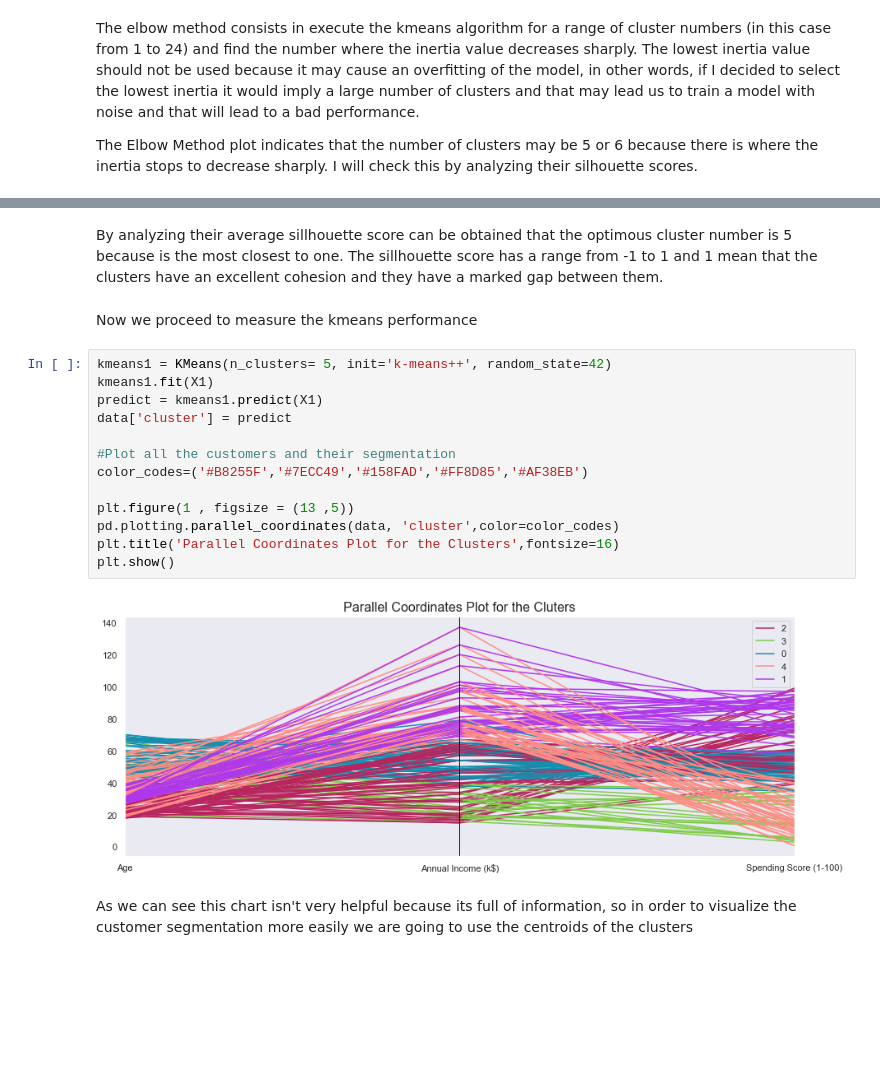
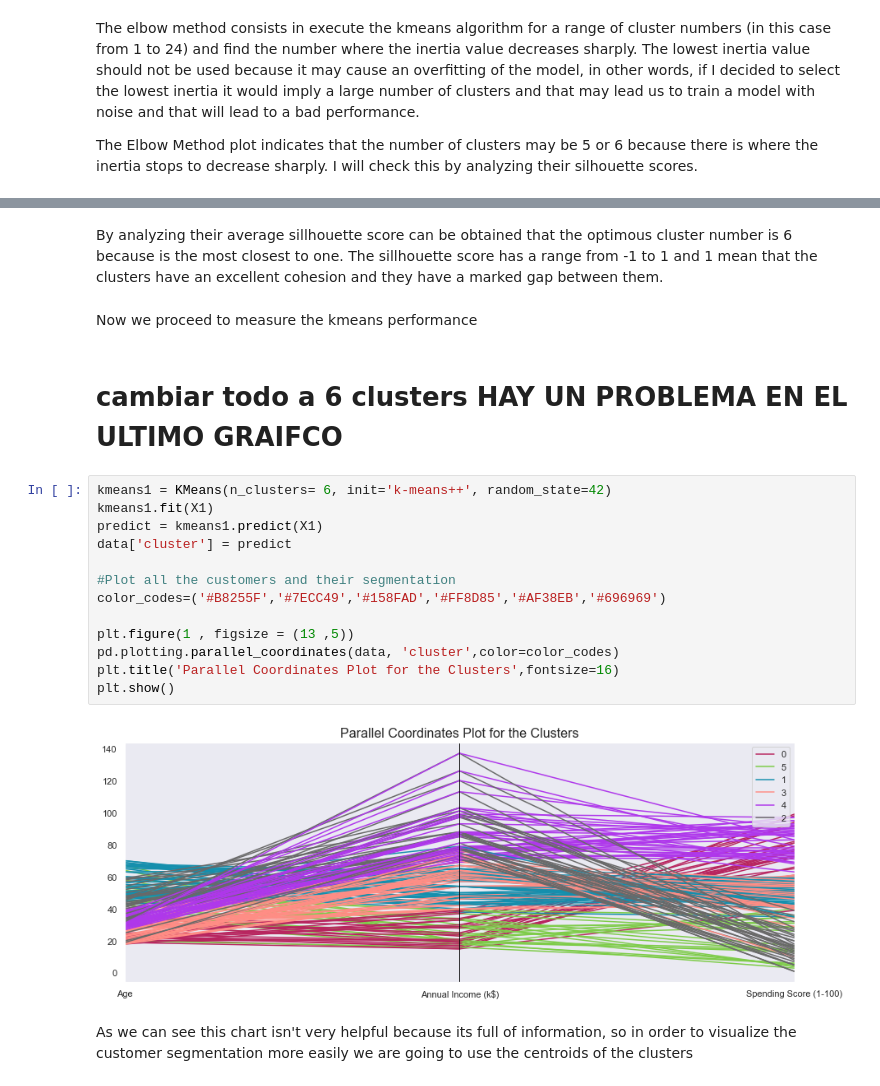
Before and after one commit to martinnss/Customer-Segmentation-with-KMeans-and-Affinity-Propagation, a Jupyter notebook: customer_segmentation_kmeans.ipynb, the cells around one changed output, grey strips where cells are left out. Saved outputs shown, nothing was run; the diff lists cells and outputs as text; blank space fills up the shorter version.

Commit message:
6 CLUSTERS

```diff
--- a/customer_segmentation_kmeans.ipynb
+++ b/customer_segmentation_kmeans.ipynb
@@ -285,22 +285,24 @@ print(comparison)
 # %% [markdown]
-By analyzing their average sillhouette score can be obtained that the optimous cluster number is 5 because is the most closest to one. The sillhouette score has a range from -1 to 1 and 1 mean that the clusters have an excellent cohesion and they have a marked gap between them.
+By analyzing their average sillhouette score can be obtained that the optimous cluster number is 6 because is the most closest to one. The sillhouette score has a range from -1 to 1 and 1 mean that the clusters have an excellent cohesion and they have a marked gap between them.
 # %% [markdown]
 Now we proceed to measure the kmeans performance
+# %% [markdown]
+# cambiar todo a 6 clusters HAY UN PROBLEMA EN EL ULTIMO GRAIFCO
 # %%
-kmeans1 = KMeans(n_clusters= 5, init='k-means++', random_state=42)
+kmeans1 = KMeans(n_clusters= 6, init='k-means++', random_state=42)
 kmeans1.fit(X1)
 predict = kmeans1.predict(X1)
 data['cluster'] = predict
 
 #Plot all the customers and their segmentation
-color_codes=('#B8255F','#7ECC49','#158FAD','#FF8D85','#AF38EB')
+color_codes=('#B8255F','#7ECC49','#158FAD','#FF8D85','#AF38EB','#696969')
 
 plt.figure(1 , figsize = (13 ,5))
 pd.plotting.parallel_coordinates(data, 'cluster',color=color_codes)
 plt.title('Parallel Coordinates Plot for the Clusters',fontsize=16)
 plt.show()
 # %% [output]
-[figure, old version]
+[figure, new version]
 # %% [markdown]
 As we can see this chart isn't very helpful because its full of information, so in order to visualize the customer segmentation more easily we are going to use the centroids of the clusters
 # %%
```
Also changed, not shown: parts of 3 cells of this notebook.
